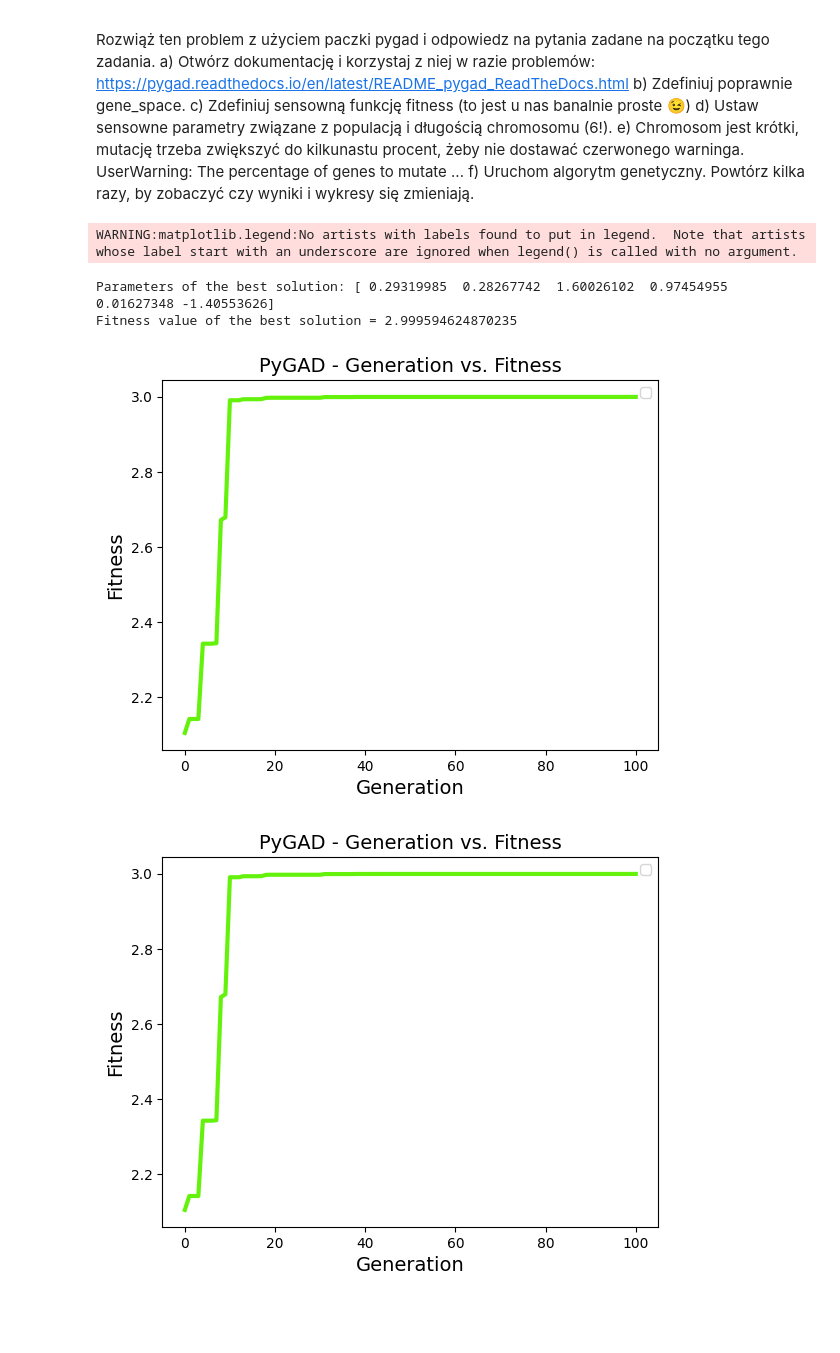
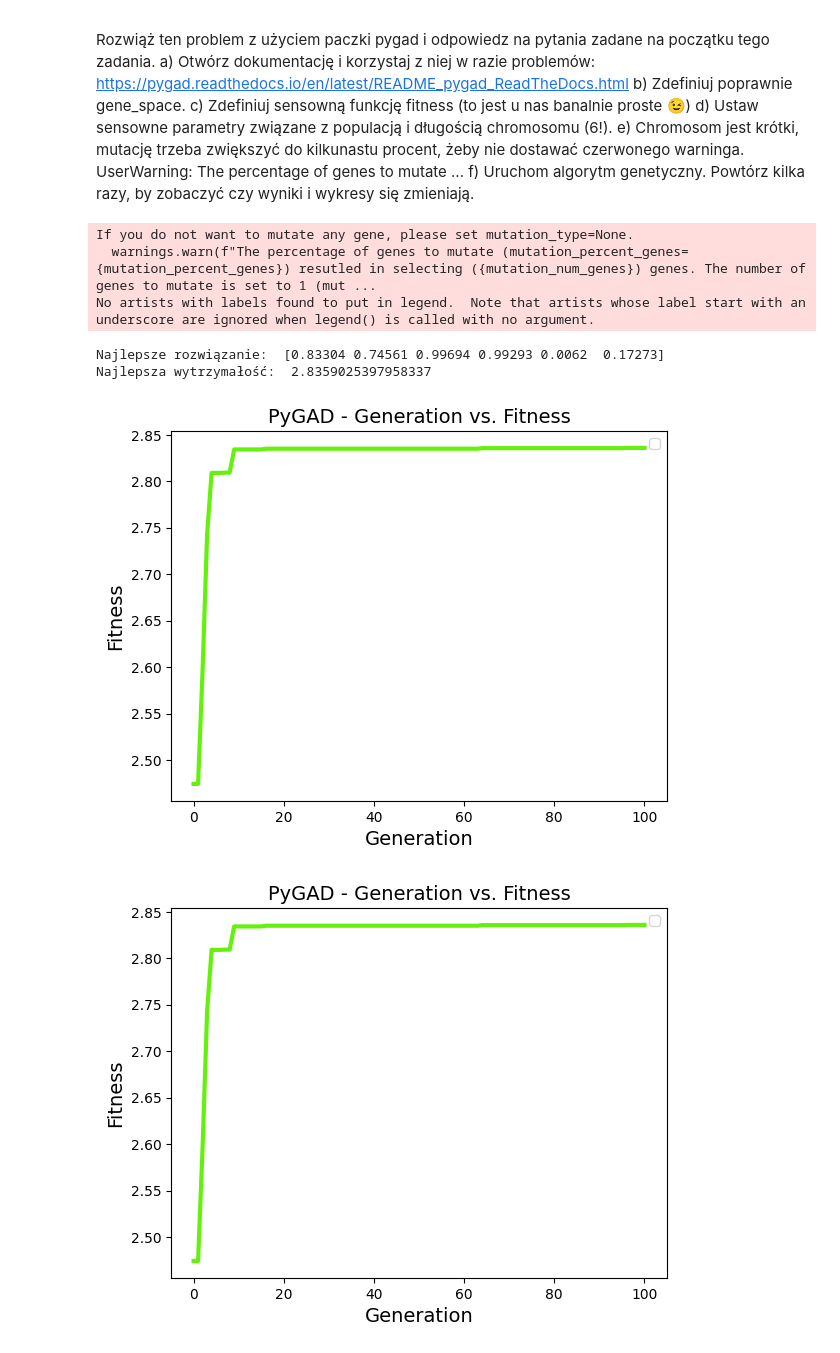
Before and after one commit to sregucki/IO_labs, a Jupyter notebook: notebooks/lab_02.ipynb, the cells around one changed output. Cells and saved outputs as stored; diff of their text form; code cells hidden in the pictures; blank space fills up the shorter version.

```diff
--- a/notebooks/lab_02.ipynb
+++ b/notebooks/lab_02.ipynb
@@ -274,9 +279,37 @@ zmieniają.
 # %%
 def endurance(x, y, z, u, v, w):
     return math.exp(-2 * (y - math.sin(x)) ** 2) + math.sin(z * u) + math.cos(v * w)
+
+
+def fitness_func(ga_instance, solution, solution_idx):
+    fitness = endurance(*solution)
+    return fitness
+
+
+ga_instance = pygad.GA(
+    gene_type=float,
+    gene_space=np.arange(0, 1, 0.00001),
+    num_generations=100,
+    num_parents_mating=4,
+    fitness_func=fitness_func,
+    keep_parents=2,
+    sol_per_pop=10,
+    num_genes=6,
+    mutation_percent_genes=15,
+    mutation_type="random",
+    parent_selection_type="sss",
+)
+
+ga_instance.run()
+solution, solution_fitness, solution_idx = ga_instance.best_solution()
+print("Najlepsze rozwiązanie: ", solution)
+print("Najlepsza wytrzymałość: ", solution_fitness)
+ga_instance.plot_fitness()
 # %% [output]
-WARNING:matplotlib.legend:No artists with labels found to put in legend.  Note that artists whose label start with an underscore are ignored when legend() is called with no argument.
+If you do not want to mutate any gene, please set mutation_type=None.
+  warnings.warn(f"The percentage of genes to mutate (mutation_percent_genes={mutation_percent_genes}) resutled in selecting ({mutation_num_genes}) genes. The number of genes to mutate is set to 1 (mut ...
+No artists with labels found to put in legend.  Note that artists whose label start with an underscore are ignored when legend() is called with no argument.
-Parameters of the best solution: [ 0.29319985  0.28267742  1.60026102  0.97454955  0.01627348 -1.40553626]
-Fitness value of the best solution = 2.999594624870235
+Najlepsze rozwiązanie:  [0.83304 0.74561 0.99694 0.99293 0.0062  0.17273]
+Najlepsza wytrzymałość:  2.8359025397958337
-[figure, old version]
+[figure, new version]
-[figure, old version]
+[figure, new version]
```
Also changed, not shown: parts of 10 cells of this notebook.
